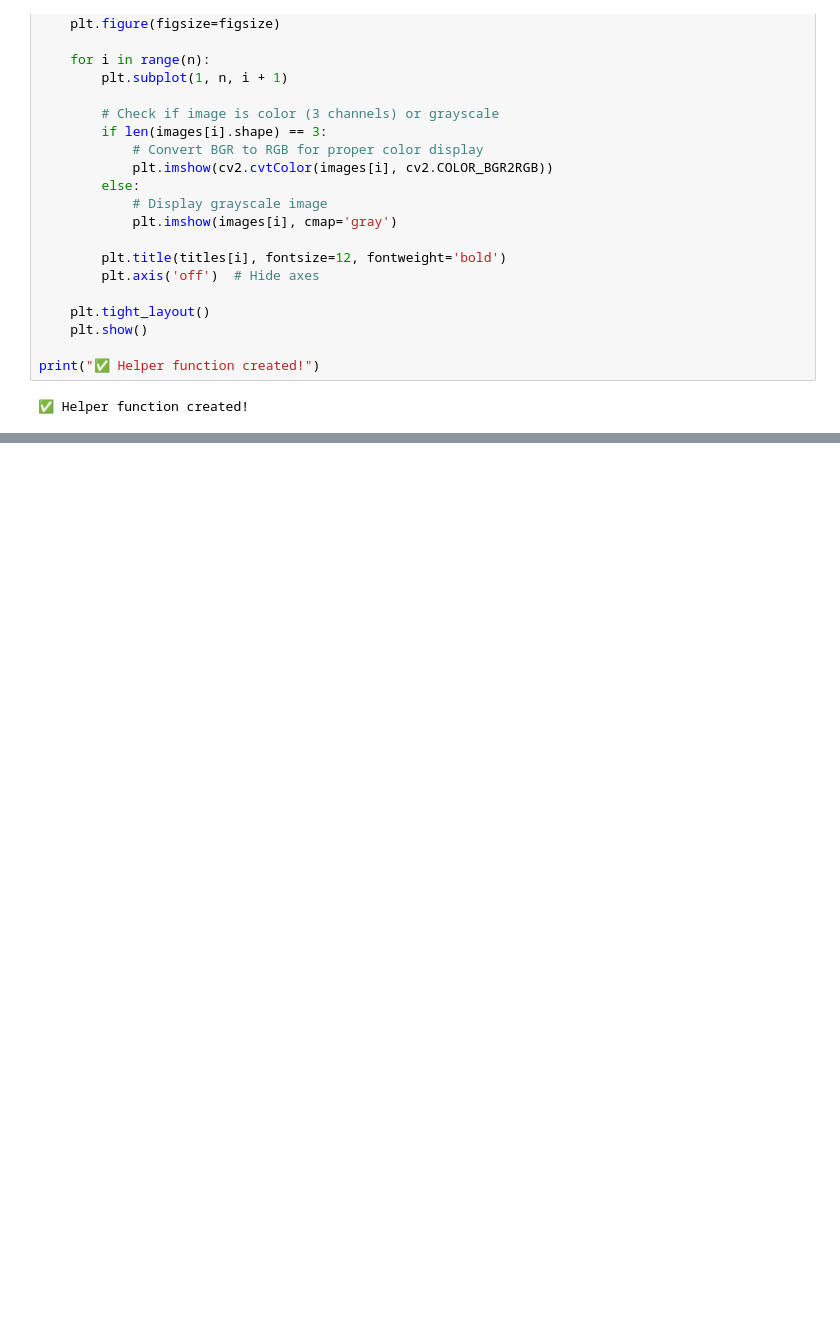
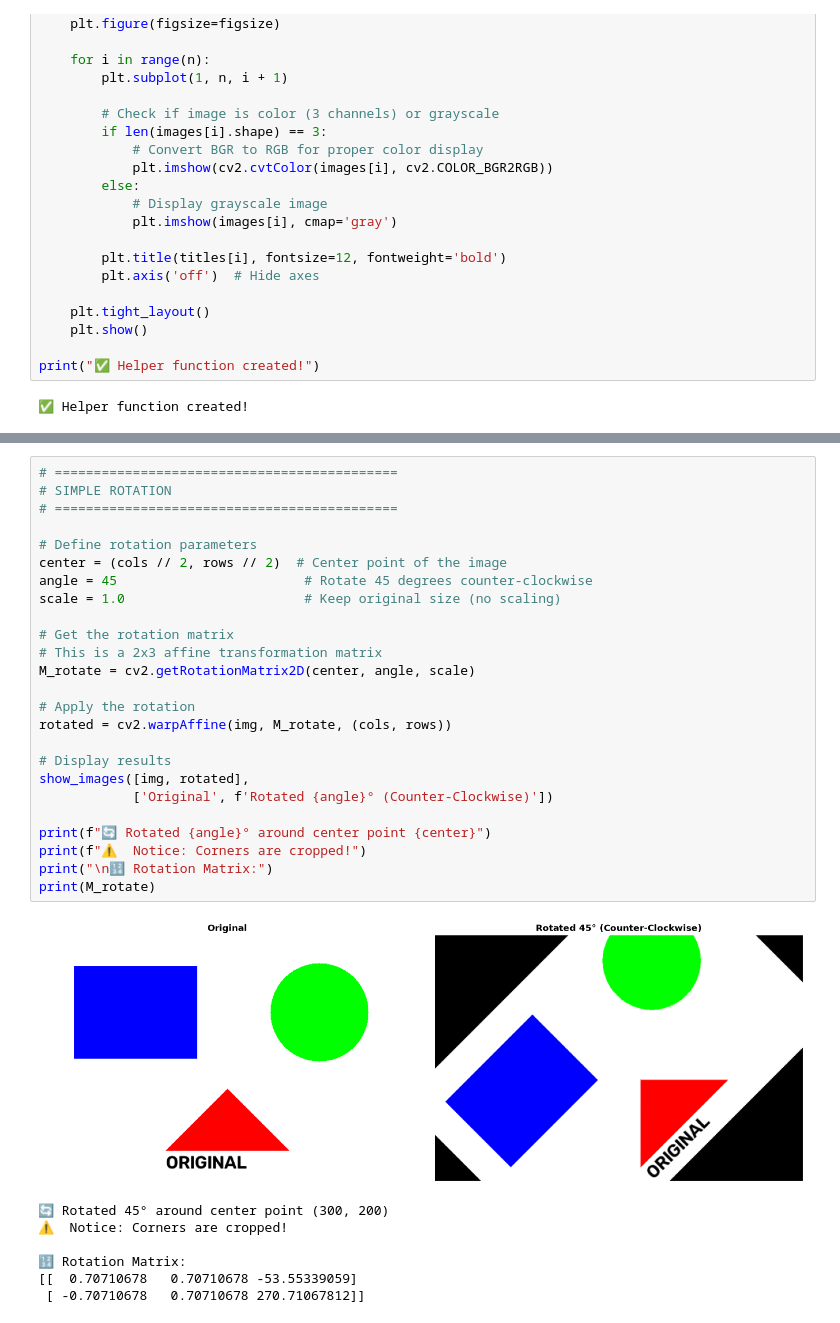
Before and after one commit to Intelli2Byte/OpenCV-practice-projects, a Jupyter notebook: 5thdaycv.ipynb, the cells around one changed output, grey strips where cells are left out. Drawn from its saved outputs; the diff is of its cells as text; blank space fills up the shorter version.

```diff
--- a/5thdaycv.ipynb
+++ b/5thdaycv.ipynb
@@ -128,0 +245,33 @@ img = cv2.imread('horse.png')
+# %%
+# ============================================
+# SIMPLE ROTATION
+# ============================================
+
+# Define rotation parameters
+center = (cols // 2, rows // 2)  # Center point of the image
+angle = 45                        # Rotate 45 degrees counter-clockwise
+scale = 1.0                       # Keep original size (no scaling)
+
+# Get the rotation matrix
+# This is a 2x3 affine transformation matrix
+M_rotate = cv2.getRotationMatrix2D(center, angle, scale)
+
+# Apply the rotation
+rotated = cv2.warpAffine(img, M_rotate, (cols, rows))
+
+# Display results
+show_images([img, rotated],
+            ['Original', f'Rotated {angle}° (Counter-Clockwise)'])
+
+print(f"🔄 Rotated {angle}° around center point {center}")
+print(f"⚠️  Notice: Corners are cropped!")
+print("\n🔢 Rotation Matrix:")
+print(M_rotate)
+# %% [output]
+[figure, added]
+🔄 Rotated 45° around center point (300, 200)
+⚠️  Notice: Corners are cropped!
+
+🔢 Rotation Matrix:
+[[  0.70710678   0.70710678 -53.55339059]
+ [ -0.70710678   0.70710678 270.71067812]]
```
Also changed, not shown: parts of 7 cells of this notebook.
